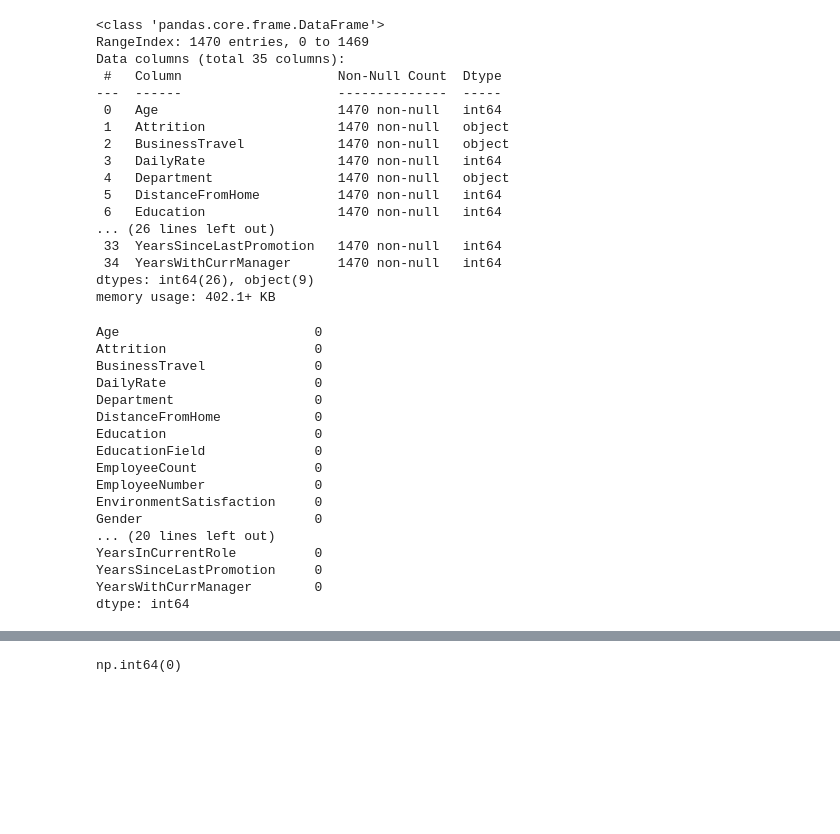
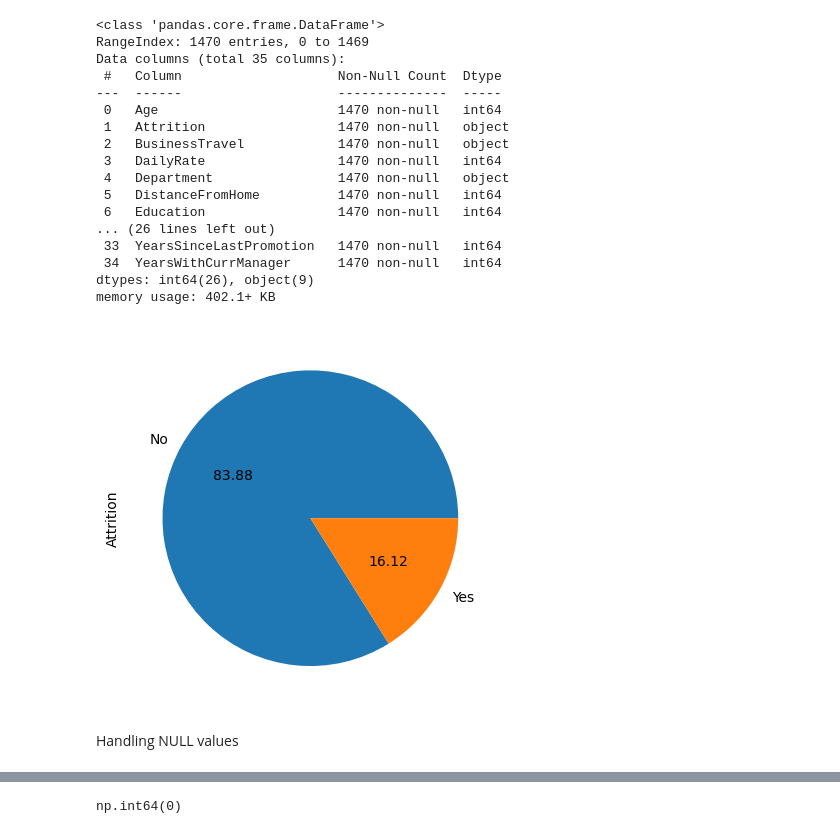
Before and after one commit to karthik4-4/Employee-attrition-prediction, a Jupyter notebook: Employee_attrition_prediction.ipynb, the cells around one changed output, grey strips where cells are left out. Saved outputs shown, nothing was run; the diff lists cells and outputs as text; code cells hidden in the pictures; blank space fills up the shorter version.

```diff
--- a/Employee_attrition_prediction.ipynb
+++ b/Employee_attrition_prediction.ipynb
@@ -52,23 +49,3 @@ Data columns (total 35 columns):
  34  YearsWithCurrManager      1470 non-null   int64
 dtypes: int64(26), object(9)
 memory usage: 402.1+ KB
-# %%
-df.isna().sum()
-# %% [output]
-Age                         0
-Attrition                   0
-BusinessTravel              0
-DailyRate                   0
-Department                  0
-DistanceFromHome            0
-Education                   0
-EducationField              0
-EmployeeCount               0
-EmployeeNumber              0
-EnvironmentSatisfaction     0
-Gender                      0
-... (20 lines left out)
-YearsInCurrentRole          0
-YearsSinceLastPromotion     0
-YearsWithCurrManager        0
-dtype: int64
@@ -76,0 +52,7 @@ dtype: int64
+# %%
+df['Attrition'].value_counts().plot(kind='pie',autopct = "%.2f",label='Attrition')
+plt.show()
+# %% [output]
+[figure, added]
+# %% [markdown]
+Handling NULL values
```
Also changed, not shown: parts of 66 cells of this notebook, 1 other file.
